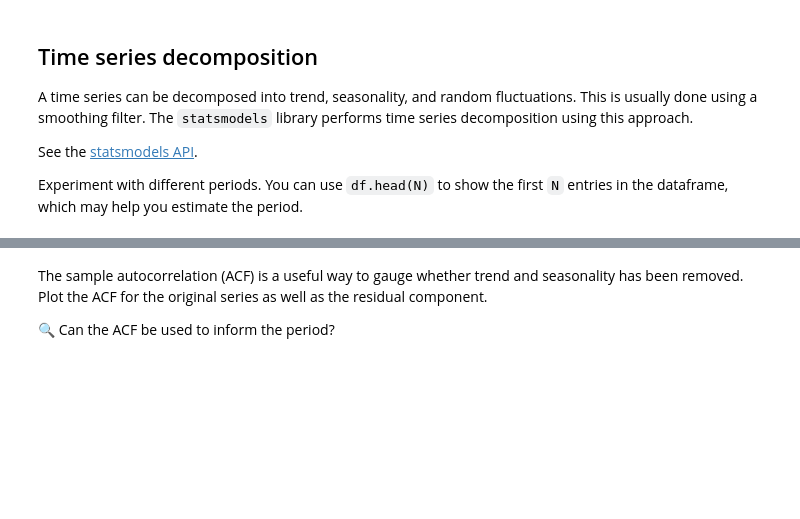
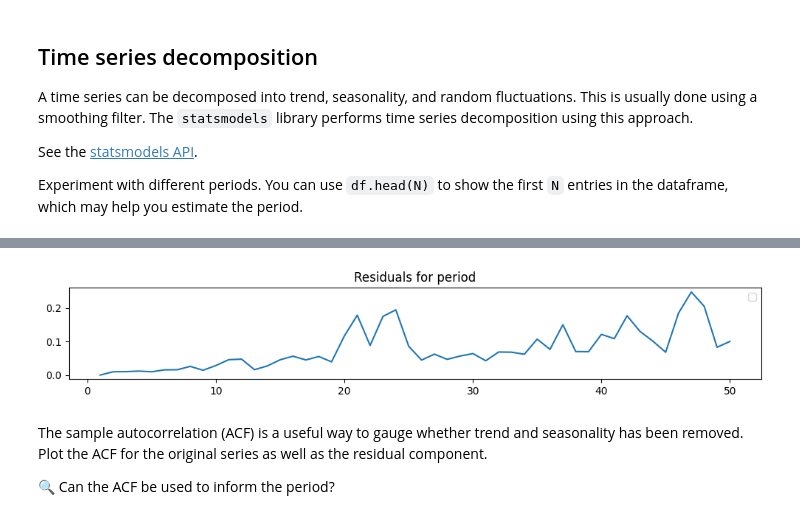
Before and after one commit to CJMarais/Dynamic-Process-Data-Analysis-2025-CJM, a Jupyter notebook: Prereading/Week 1 - questions.ipynb, the cells around one changed output, grey strips where cells are left out. Drawn from its saved outputs; the diff is of its cells as text; code cells hidden in the pictures; blank space fills up the shorter version.

```diff
--- a/Prereading/Week 1 - questions.ipynb
+++ b/Prereading/Week 1 - questions.ipynb
@@ -120,3 +139,21 @@ plt.tight_layout()
+# %%
+df_results = pd.DataFrame()
+for period in range(1, 51):
+    decomposition = seasonal_decompose(ts, model='additive', period=period)
+    # df_results.loc[period,'period'] = period
+    # df_results.loc[period, 'sum'] = decomposition.seasonal.sum()
+    df_results.loc[period, 'std'] = decomposition.seasonal.std()
+
+df_results.head()
+# Perform decomposition residual sensitivity analysis
+plt.figure(figsize=(10, 2))
+plt.plot(df_results)
+plt.title(f'Residuals for period')
+plt.legend()
+plt.tight_layout()
+plt.show()
+# %% [output]
+[figure, added]
 # %% [markdown]
 The sample autocorrelation (ACF) is a useful way to gauge whether trend and seasonality has been removed. Plot the ACF for the original series as well as the residual component.
 
```
Also changed, not shown: parts of 5 cells of this notebook, 1 other file.
